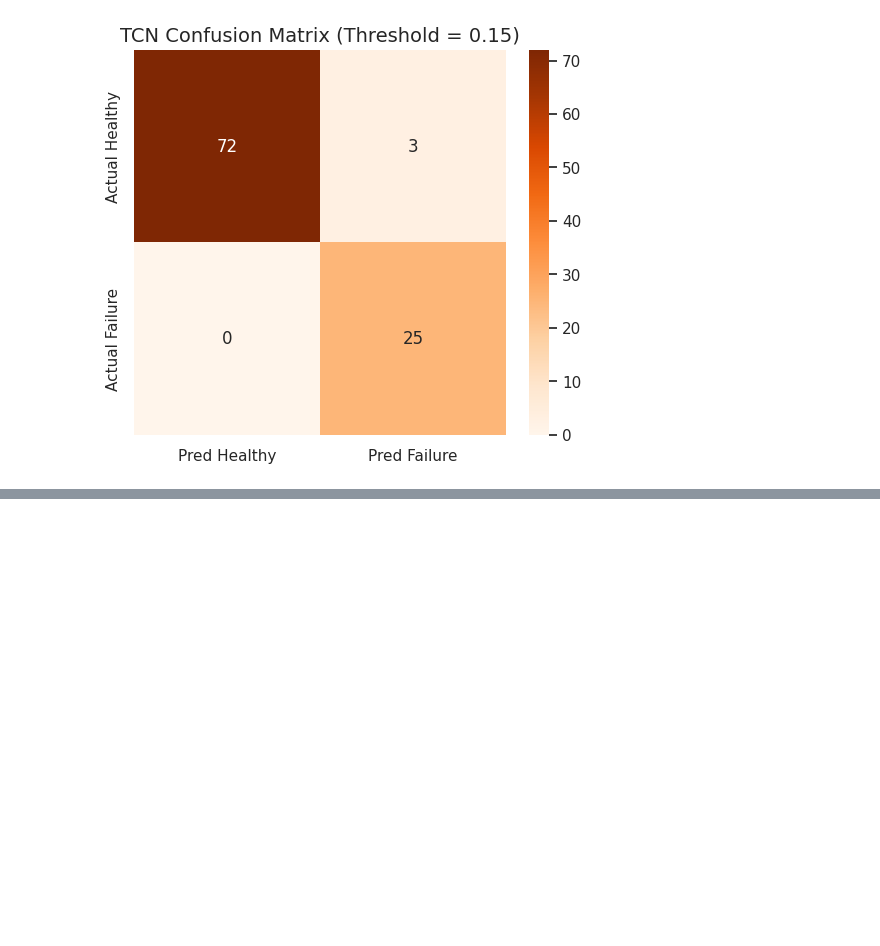
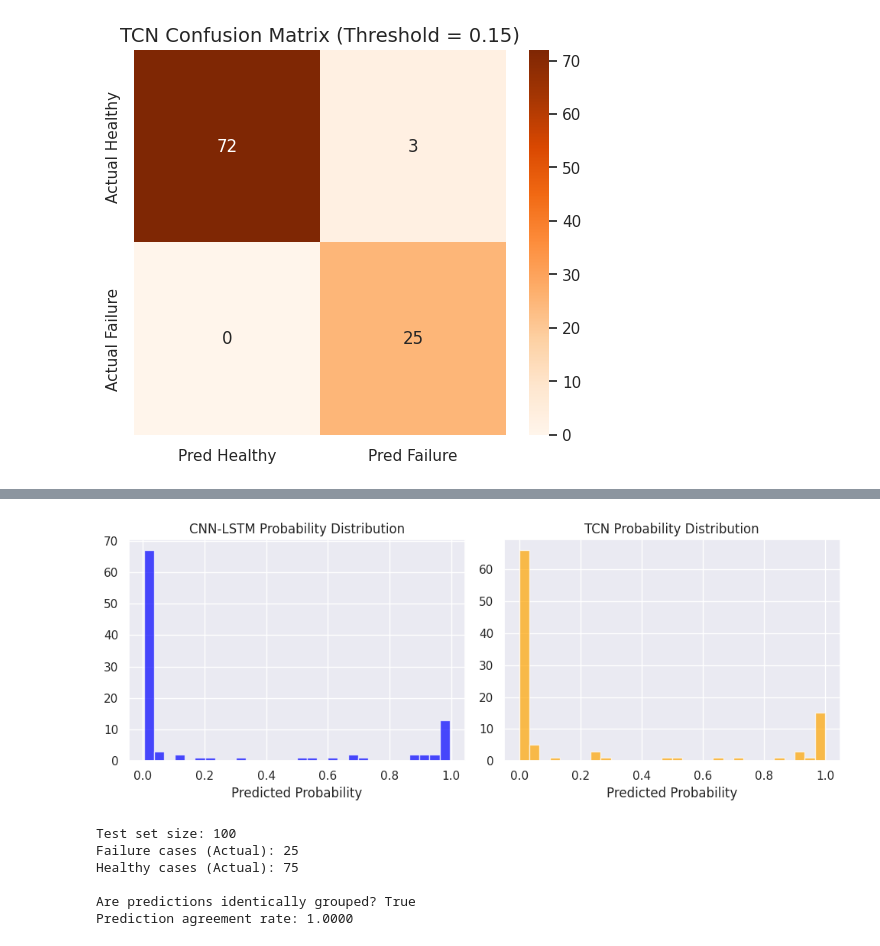
Before and after one commit to Sunnahboy/cmapss-predictive-maintenance, a Jupyter notebook: notebooks/02_model_building_TCN.ipynb, the cells around one changed output, grey strips where cells are left out. Cells and saved outputs as stored; diff of their text form; code cells hidden in the pictures; blank space fills up the shorter version.

```diff
--- a/notebooks/02_model_building_TCN.ipynb
+++ b/notebooks/02_model_building_TCN.ipynb
@@ -474,3 +470,48 @@ Precision: 0.8929
 Recall:    1.0000
 F1-Score:  0.9434
 [figure]
+# %%
+from tensorflow.keras.models import load_model
+import matplotlib.pyplot as plt
+import numpy as np
+
+print(" Loading BOTH models from disk to guarantee a clean comparison...")
+
+# 1. Load CNN-LSTM and get predictions
+cnn_lstm_model = load_model('../models/cmapss_final_cnn_lstm2.keras')
+y_pred_prob_cnn = cnn_lstm_model.predict(X_test_final)
+
+# 2. Load TCN and get predictions (This fixes the NameError!)
+tcn_model = load_model('../models/cmapss_final_tcn.keras')
+y_pred_prob_tcn = tcn_model.predict(X_test_final)
+
+# 3. Compare raw probability distributions
+plt.figure(figsize=(10, 4))
+plt.subplot(1, 2, 1)
+plt.hist(y_pred_prob_cnn.flatten(), bins=30, color='blue', alpha=0.7)
+plt.title('CNN-LSTM Probability Distribution')
+plt.xlabel('Predicted Probability')
+
+plt.subplot(1, 2, 2)
+plt.hist(y_pred_prob_tcn.flatten(), bins=30, color='orange', alpha=0.7)
+plt.title('TCN Probability Distribution')
+plt.xlabel('Predicted Probability')
+plt.tight_layout()
+plt.show()
+
+# 4. Check test set realities
+print(f"Test set size: {len(y_test_true)}")
+print(f"Failure cases (Actual): {y_test_true.sum()}")
+print(f"Healthy cases (Actual): {(y_test_true == 0).sum()}")
+
+# 5. Re-create the optimal binary predictions to compare them
+best_t_cnn = 0.15 # The threshold you used for CNN-LSTM
+best_t_tcn = 0.15 # The threshold you used for TCN
+
+y_pred_final_cnn = (y_pred_prob_cnn >= best_t_cnn).astype(int).flatten()
+y_pred_final_tcn = (y_pred_prob_tcn >= best_t_tcn).astype(int).flatten()
+
+# 6. Check if the raw predictions are actually different
+print(f"\nAre predictions identically grouped? {np.array_equal(y_pred_final_cnn, y_pred_final_tcn)}")
+print(f"Prediction agreement rate: {np.mean(y_pred_final_cnn == y_pred_final_tcn):.4f}")
+# %% [output]
@@ -476,0 +521,7 @@ F1-Score:  0.9434
+[figure, added]
+Test set size: 100
+Failure cases (Actual): 25
+Healthy cases (Actual): 75
+
+Are predictions identically grouped? True
+Prediction agreement rate: 1.0000
```
Also changed, not shown: parts of 4 cells of this notebook, 1 other file.
